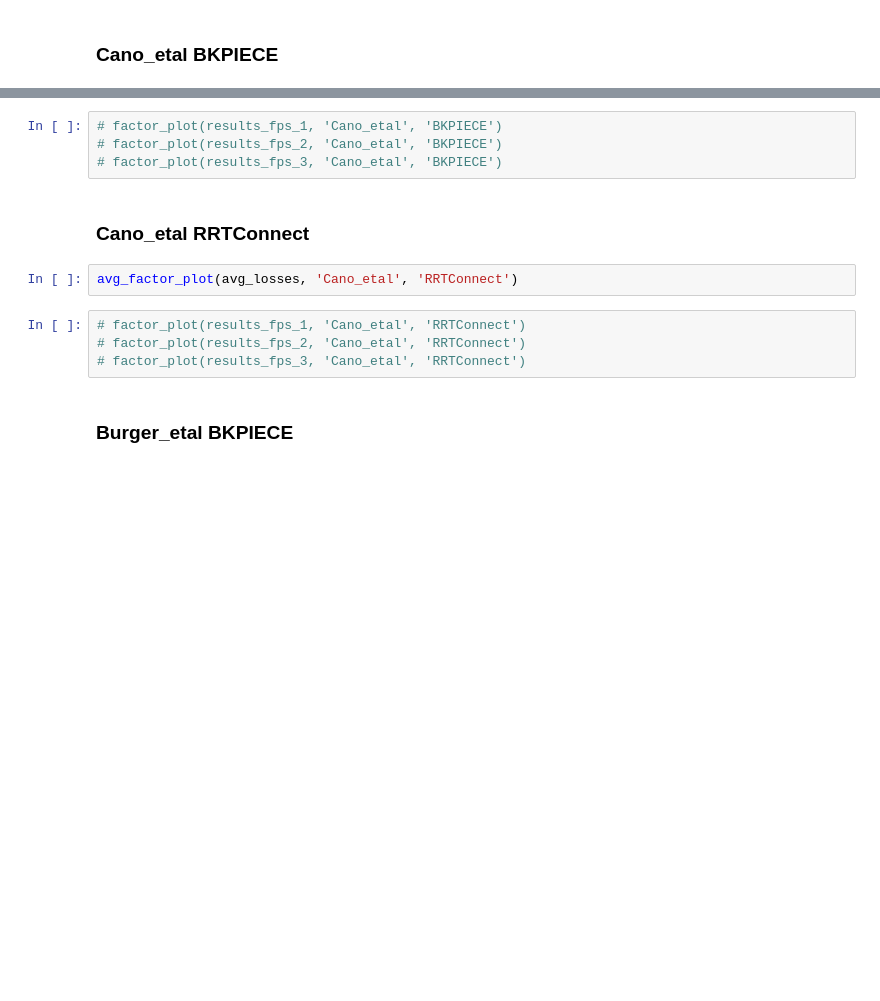
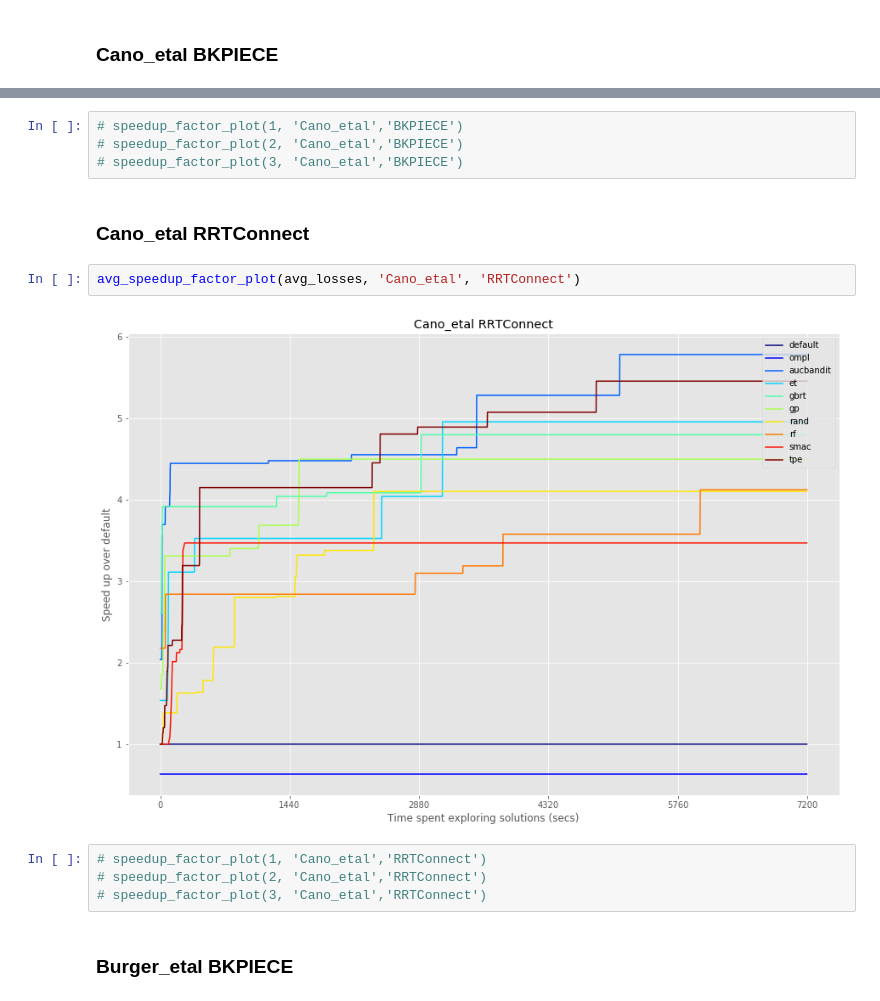
Before and after one commit to charleneleong-ai/crane_plus_v2_motion_planning, a Jupyter notebook: crane_plus_control/results/result_analysis.ipynb, the cells around one changed output, grey strips where cells are left out. Drawn from its saved outputs; the diff is of its cells as text; blank space fills up the shorter version.

```diff
--- a/crane_plus_control/results/result_analysis.ipynb
+++ b/crane_plus_control/results/result_analysis.ipynb
@@ -199,15 +69,17 @@ avg_factor_plot(avg_losses, 'Cano_etal', 'BKPIECE' )
 # %%
-# factor_plot(results_fps_1, 'Cano_etal', 'BKPIECE')
-# factor_plot(results_fps_2, 'Cano_etal', 'BKPIECE')
-# factor_plot(results_fps_3, 'Cano_etal', 'BKPIECE')
+# speedup_factor_plot(1, 'Cano_etal','BKPIECE')
+# speedup_factor_plot(2, 'Cano_etal','BKPIECE')
+# speedup_factor_plot(3, 'Cano_etal','BKPIECE')
 # %% [markdown]
 ### Cano_etal RRTConnect
 # %%
-avg_factor_plot(avg_losses, 'Cano_etal', 'RRTConnect')
+avg_speedup_factor_plot(avg_losses, 'Cano_etal', 'RRTConnect')
+# %% [output]
+[figure, added]
 # %%
-# factor_plot(results_fps_1, 'Cano_etal', 'RRTConnect')
-# factor_plot(results_fps_2, 'Cano_etal', 'RRTConnect')
-# factor_plot(results_fps_3, 'Cano_etal', 'RRTConnect')
+# speedup_factor_plot(1, 'Cano_etal','RRTConnect')
+# speedup_factor_plot(2, 'Cano_etal','RRTConnect')
+# speedup_factor_plot(3, 'Cano_etal','RRTConnect')
 # %% [markdown]
 ### Burger_etal BKPIECE
 # %%
```
Also changed, not shown: parts of 16 cells of this notebook, 22 other files.
